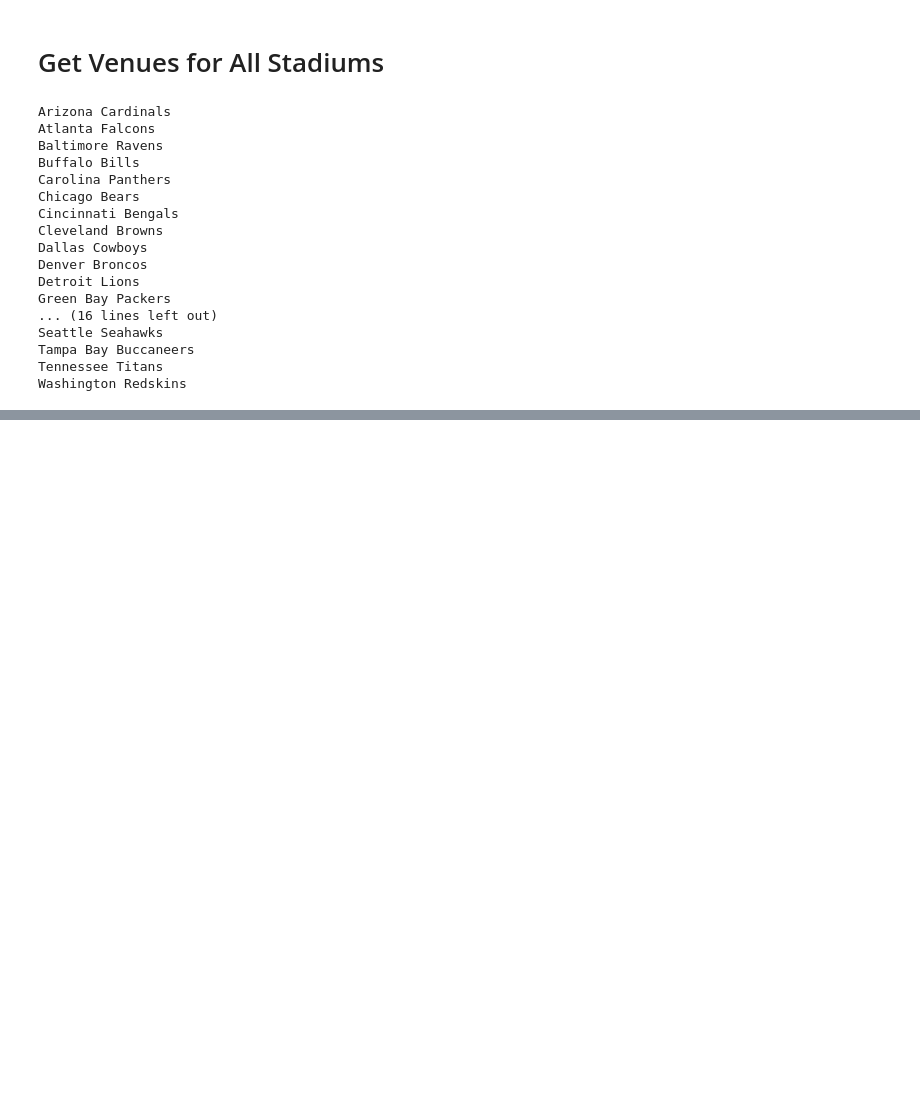
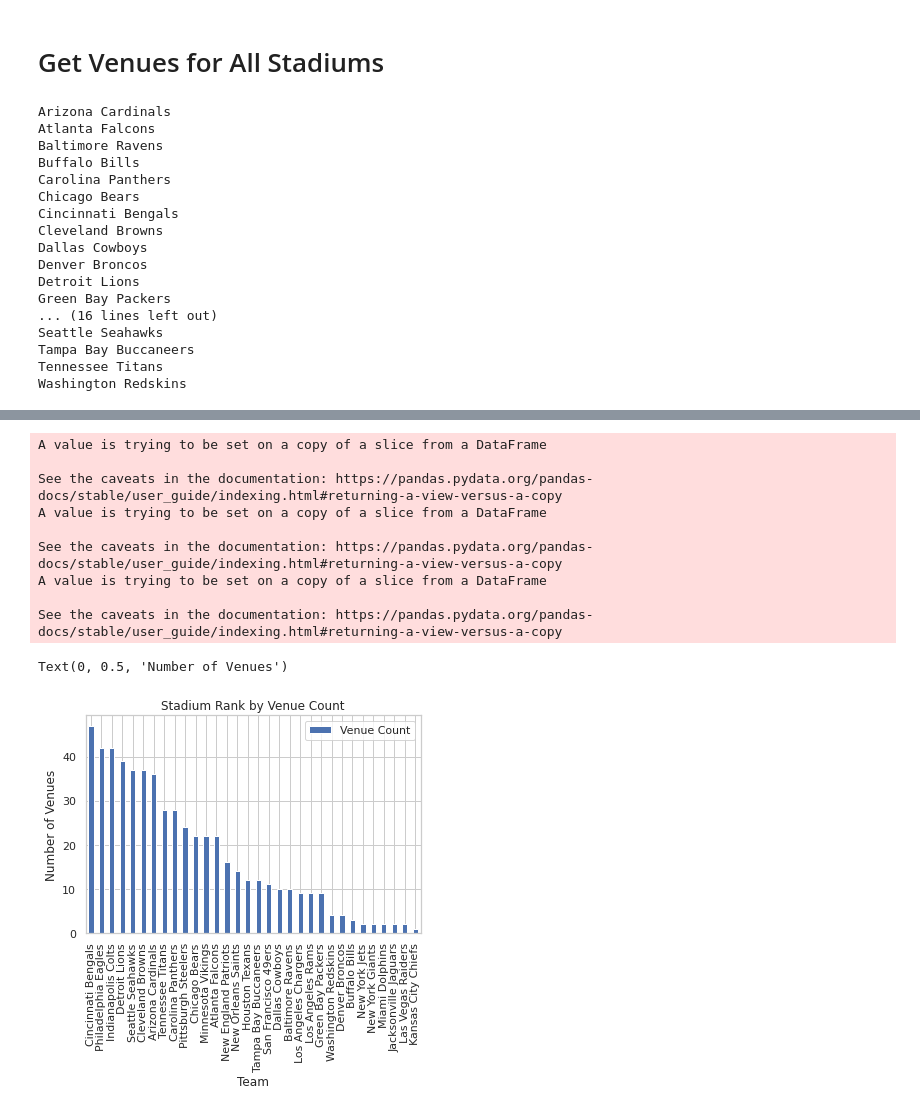
Before and after one commit to ptdanner/CourseraCapstone, a Jupyter notebook: Capstone Final Project.ipynb, the cells around one changed output, grey strips where cells are left out. Cells and saved outputs as stored; diff of their text form; code cells hidden in the pictures; blank space fills up the shorter version.

```diff
--- a/Capstone Final Project.ipynb
+++ b/Capstone Final Project.ipynb
@@ -788,0 +801,4 @@ nearby_food
+# %%
+#nearby_food['Venue Rating']=nearby_food['Venue Rating'].fillna(0, inplace=True)
+nearby_food.fillna({'Venue Rating':0 }, inplace=True)
+nearby_food
@@ -788,0 +844,9 @@ nearby_food
+# %%
+teamgroups = nearby_food.groupby(['Team','Stadium'])
+rankings = teamgroups.size().to_frame(name='Venue Count')
+rankings=(rankings
+.join(teamgroups['Venue Category'].nunique().to_frame(name='Venue Distinct'))
+.join(teamgroups.agg({'Venue Rating': 'mean'}).rename(columns={'Venue Rating': 'Venue Rating Mean'}))
+.reset_index()
+)
+rankings
@@ -788,0 +871,41 @@ nearby_food
+# %%
+import matplotlib as mpl
+import matplotlib.pyplot as plt
+import seaborn as sns
+sns.set(style="whitegrid", color_codes=True)
+
+
+
+ranking_venuecount = rankings[['Team','Venue Count']]
+ranking_venuecount.set_index('Team', inplace= True)
+ranking_venuecount.sort_values(by=['Venue Count'], ascending = False, inplace=True)
+
+ranking_venuedist = rankings[['Team','Venue Distinct']]
+ranking_venuedist.set_index('Team', inplace= True)
+ranking_venuedist.sort_values(by=['Venue Distinct'], ascending = False, inplace=True)
+
+ranking_venuerate = rankings[['Team','Venue Rating Mean']]
+ranking_venuerate.set_index('Team', inplace= True)
+ranking_venuerate.sort_values(by=['Venue Rating Mean'], ascending = False, inplace=True)
+#ranking_venuecount
+#ranking_venuerate
+#ranking_venuedist
+
+ranking_venuecount.plot(kind='bar')
+
+plt.title('Stadium Rank by Venue Count')
+plt.xlabel('Team')
+plt.ylabel('Number of Venues')
+#ranking_venuecount
+# %% [output]
+A value is trying to be set on a copy of a slice from a DataFrame
+
+See the caveats in the documentation: https://pandas.pydata.org/pandas-docs/stable/user_guide/indexing.html#returning-a-view-versus-a-copy
+A value is trying to be set on a copy of a slice from a DataFrame
+
+See the caveats in the documentation: https://pandas.pydata.org/pandas-docs/stable/user_guide/indexing.html#returning-a-view-versus-a-copy
+A value is trying to be set on a copy of a slice from a DataFrame
+
+See the caveats in the documentation: https://pandas.pydata.org/pandas-docs/stable/user_guide/indexing.html#returning-a-view-versus-a-copy
+Text(0, 0.5, 'Number of Venues')
+[figure, added]
```
Also changed, not shown: parts of 20 cells of this notebook.
